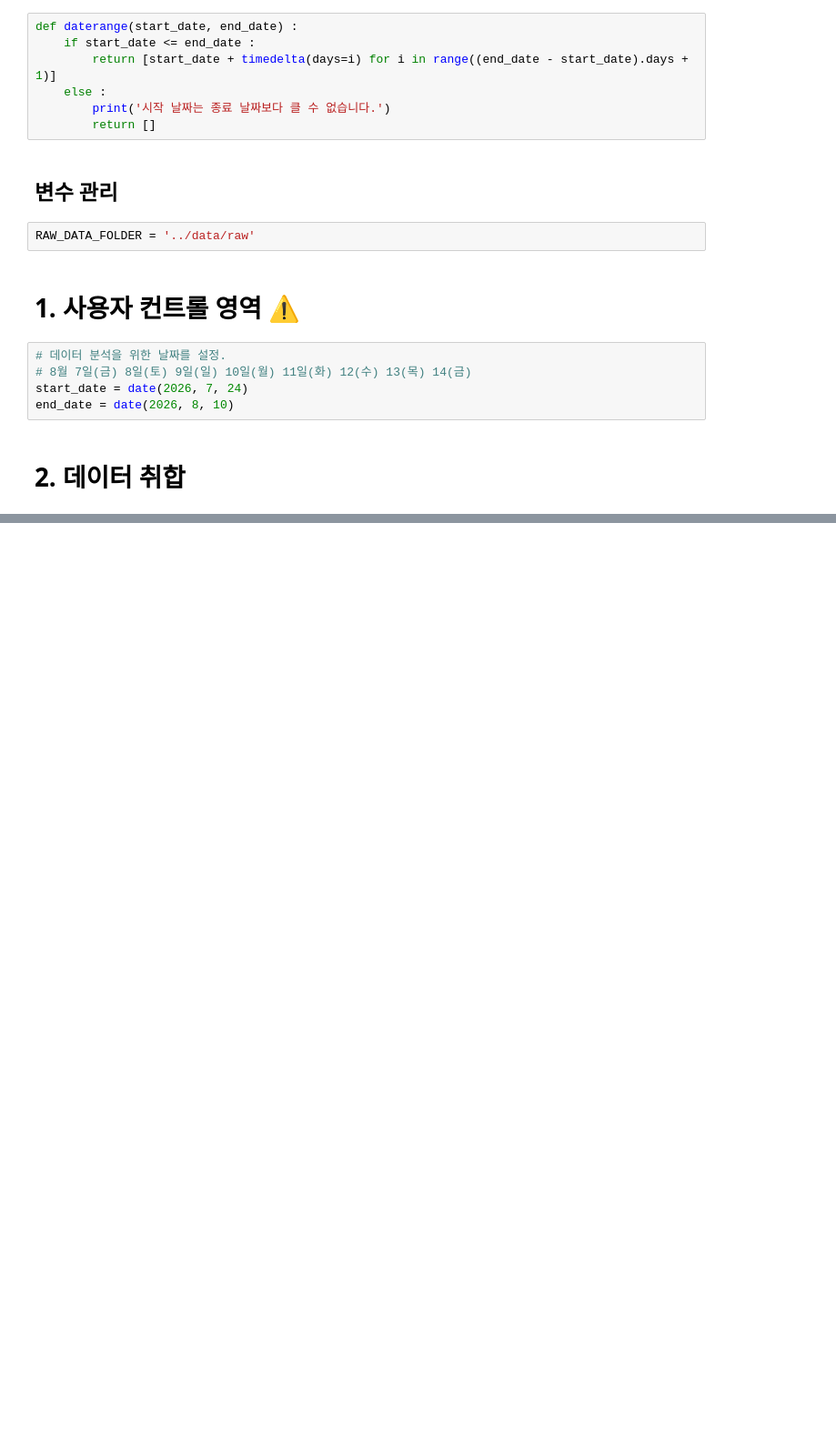
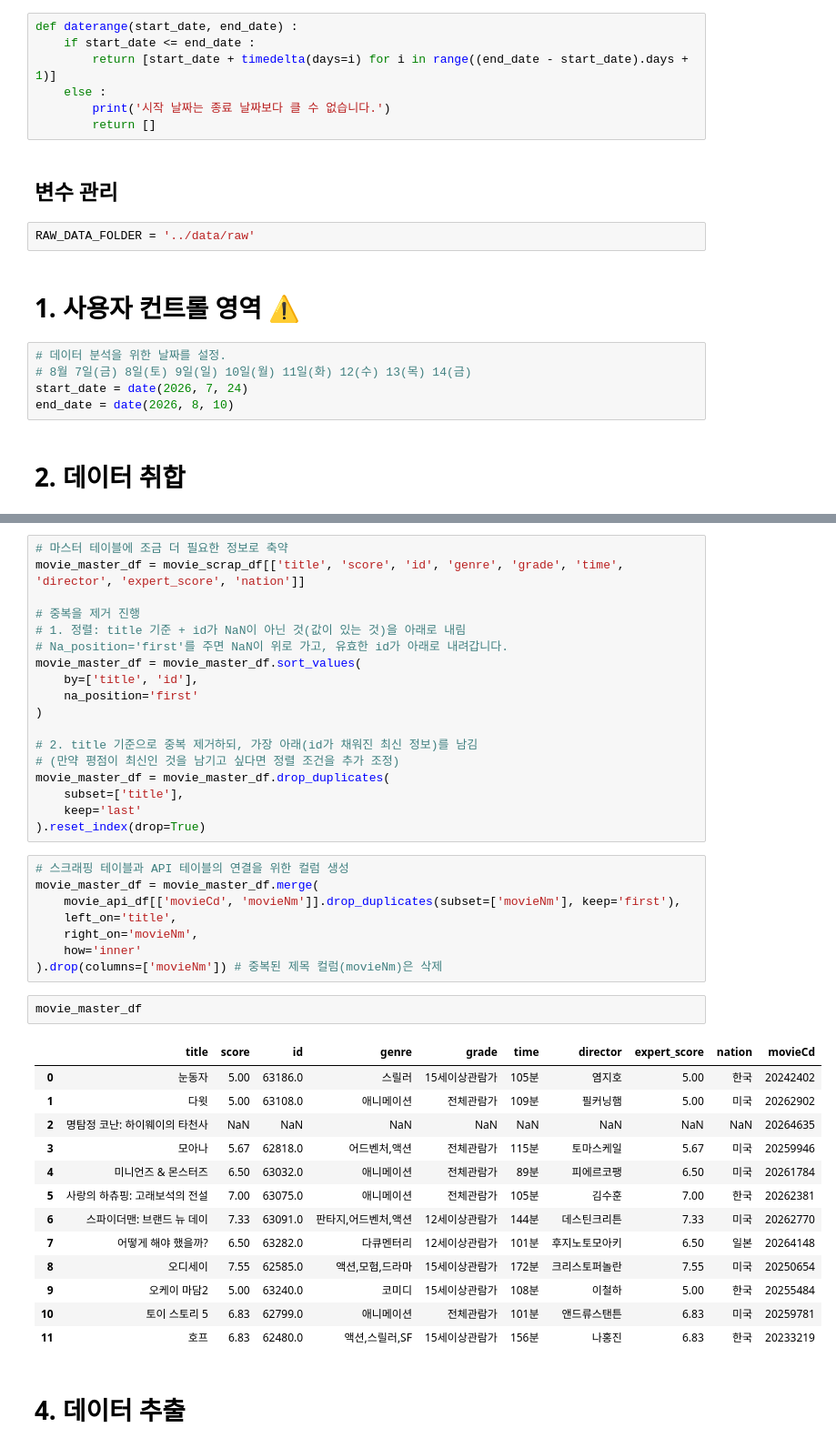
Before and after one commit to zoo-no-s/movie_data_analysis, a Jupyter notebook: src/pre_processing.ipynb, the cells around one changed output, grey strips where cells are left out. Shown at 91% size. Saved outputs shown, nothing was run; the diff lists cells and outputs as text; blank space fills up the shorter version.

```diff
--- a/src/pre_processing.ipynb
+++ b/src/pre_processing.ipynb
@@ -88,0 +239,44 @@ for current_date in date_list:
+# %%
+# 마스터 테이블에 조금 더 필요한 정보로 축약
+movie_master_df = movie_scrap_df[['title', 'score', 'id', 'genre', 'grade', 'time', 'director', 'expert_score', 'nation']]
+
+# 중복을 제거 진행
+# 1. 정렬: title 기준 + id가 NaN이 아닌 것(값이 있는 것)을 아래로 내림
+# Na_position='first'를 주면 NaN이 위로 가고, 유효한 id가 아래로 내려갑니다.
+movie_master_df = movie_master_df.sort_values(
+    by=['title', 'id'],
+    na_position='first'
+)
+
+# 2. title 기준으로 중복 제거하되, 가장 아래(id가 채워진 최신 정보)를 남김
+# (만약 평점이 최신인 것을 남기고 싶다면 정렬 조건을 추가 조정)
+movie_master_df = movie_master_df.drop_duplicates(
+    subset=['title'],
+    keep='last'
+).reset_index(drop=True)
+# %%
+# 스크래핑 테이블과 API 테이블의 연결을 위한 컬럼 생성
+movie_master_df = movie_master_df.merge(
+    movie_api_df[['movieCd', 'movieNm']].drop_duplicates(subset=['movieNm'], keep='first'),
+    left_on='title',
+    right_on='movieNm',
+    how='inner'
+).drop(columns=['movieNm']) # 중복된 제목 컬럼(movieNm)은 삭제
+# %%
+movie_master_df
+# %% [output]
+|  | title | score | id | genre | grade | time | director | expert_score | nation | movieCd |
+| 0 | 눈동자 | 5.00 | 63186.0 | 스릴러 | 15세이상관람가 | 105분 | 염지호 | 5.00 | 한국 | 20242402 |
+| 1 | 다윗 | 5.00 | 63108.0 | 애니메이션 | 전체관람가 | 109분 | 필커닝햄 | 5.00 | 미국 | 20262902 |
+| 2 | 명탐정 코난: 하이웨이의 타천사 | NaN | NaN | NaN | NaN | NaN | NaN | NaN | NaN | 20264635 |
+| 3 | 모아나 | 5.67 | 62818.0 | 어드벤처,액션 | 전체관람가 | 115분 | 토마스케일 | 5.67 | 미국 | 20259946 |
+| 4 | 미니언즈 & 몬스터즈 | 6.50 | 63032.0 | 애니메이션 | 전체관람가 | 89분 | 피에르코팽 | 6.50 | 미국 | 20261784 |
+| 5 | 사랑의 하츄핑: 고래보석의 전설 | 7.00 | 63075.0 | 애니메이션 | 전체관람가 | 105분 | 김수훈 | 7.00 | 한국 | 20262381 |
+| 6 | 스파이더맨: 브랜드 뉴 데이 | 7.33 | 63091.0 | 판타지,어드벤처,액션 | 12세이상관람가 | 144분 | 데스틴크리튼 | 7.33 | 미국 | 20262770 |
+| 7 | 어떻게 해야 했을까? | 6.50 | 63282.0 | 다큐멘터리 | 12세이상관람가 | 101분 | 후지노토모아키 | 6.50 | 일본 | 20264148 |
+| 8 | 오디세이 | 7.55 | 62585.0 | 액션,모험,드라마 | 15세이상관람가 | 172분 | 크리스토퍼놀란 | 7.55 | 미국 | 20250654 |
+| 9 | 오케이 마담2 | 5.00 | 63240.0 | 코미디 | 15세이상관람가 | 108분 | 이철하 | 5.00 | 한국 | 20255484 |
+| 10 | 토이 스토리 5 | 6.83 | 62799.0 | 애니메이션 | 전체관람가 | 101분 | 앤드류스탠튼 | 6.83 | 미국 | 20259781 |
+| 11 | 호프 | 6.83 | 62480.0 | 액션,스릴러,SF | 15세이상관람가 | 156분 | 나홍진 | 6.83 | 한국 | 20233219 |
+# %% [markdown]
+# 4. 데이터 추출
```
Also changed, not shown: parts of 12 cells of this notebook.
